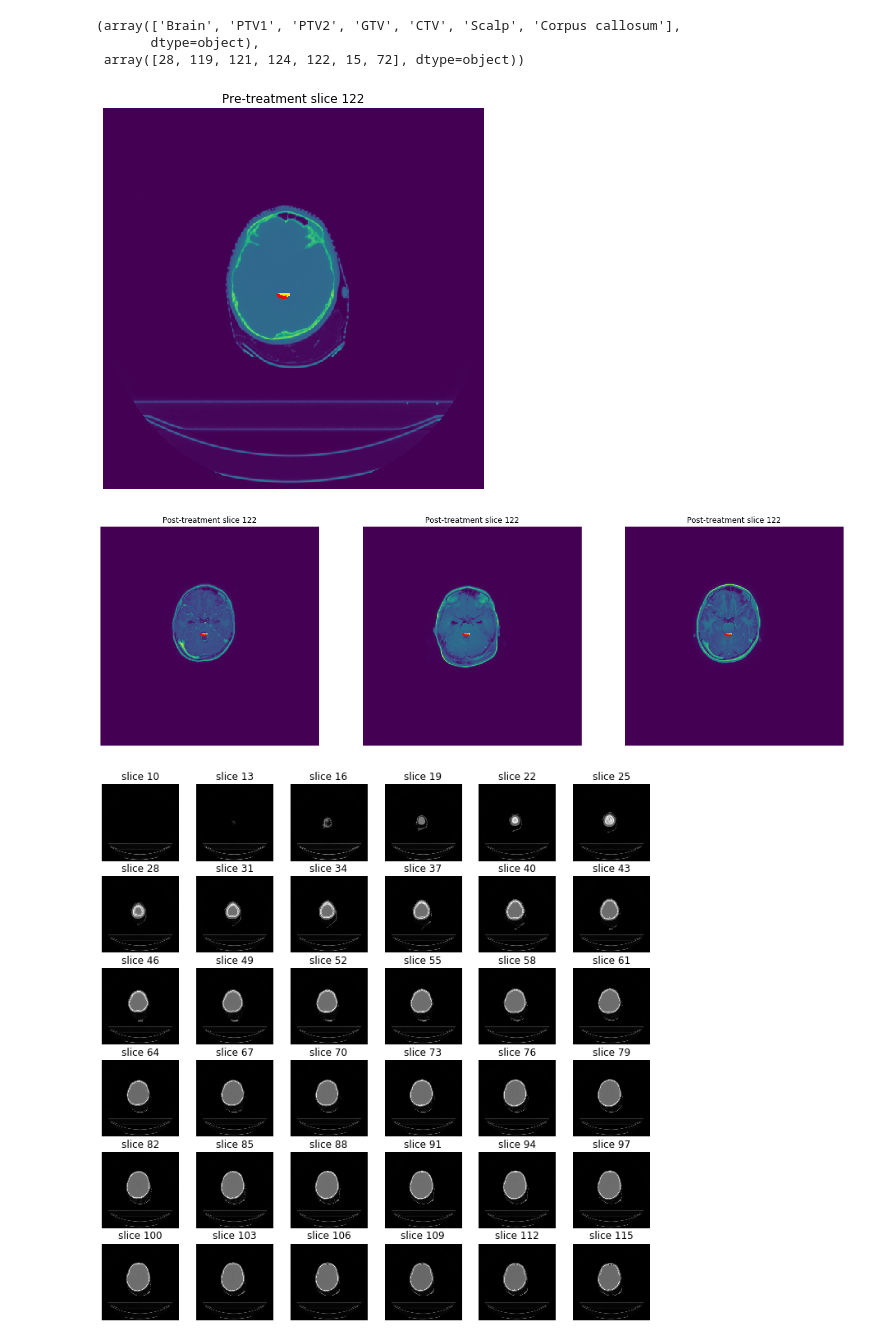
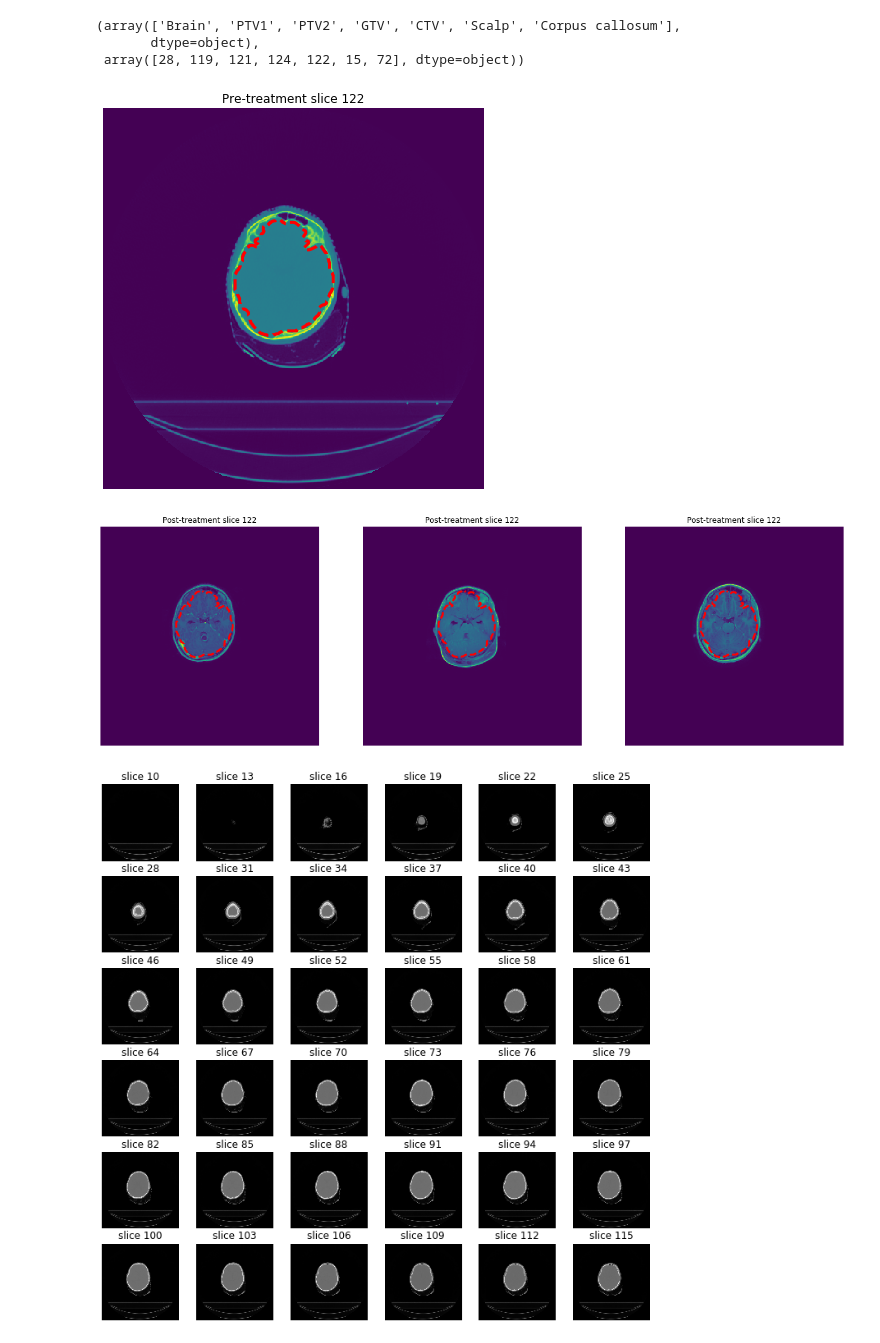
Before and after one commit to CarolineMagg/KidsBrainProject, a Jupyter notebook: data_processing/active_contour_draft.ipynb, the cells around one changed output. Saved outputs shown, nothing was run; the diff lists cells and outputs as text; code cells hidden in the pictures.

```diff
--- a/data_processing/active_contour_draft.ipynb
+++ b/data_processing/active_contour_draft.ipynb
@@ -49,7 +51,7 @@ path_data = "../../Data/"
 # %% [markdown]
 ### Explore folder structure and naming
 # %%
-idx = 2
+idx = 1
 folder_name = os.path.join(path_data, str(idx))
 folder = os.listdir(folder_name)
 folder
@@ -176,10 +158,10 @@ found, index
  array([28, 119, 121, 124, 122, 15, 72], dtype=object))
 # %%
 # visualise single segmentation in 2D in all dicom files
-data.show_overlays_init("CTV", 122)
+data.show_overlays_init("Brain", 122)
 # %% [output]
-[figure, old version]
+[figure, new version]
-[figure, old version]
+[figure, new version]
 # %%
 # visualize slices of pre op
 data.show_slices2D(data.get_pre_images())
```
Also changed, not shown: parts of 23 cells of this notebook, 3 other files.
